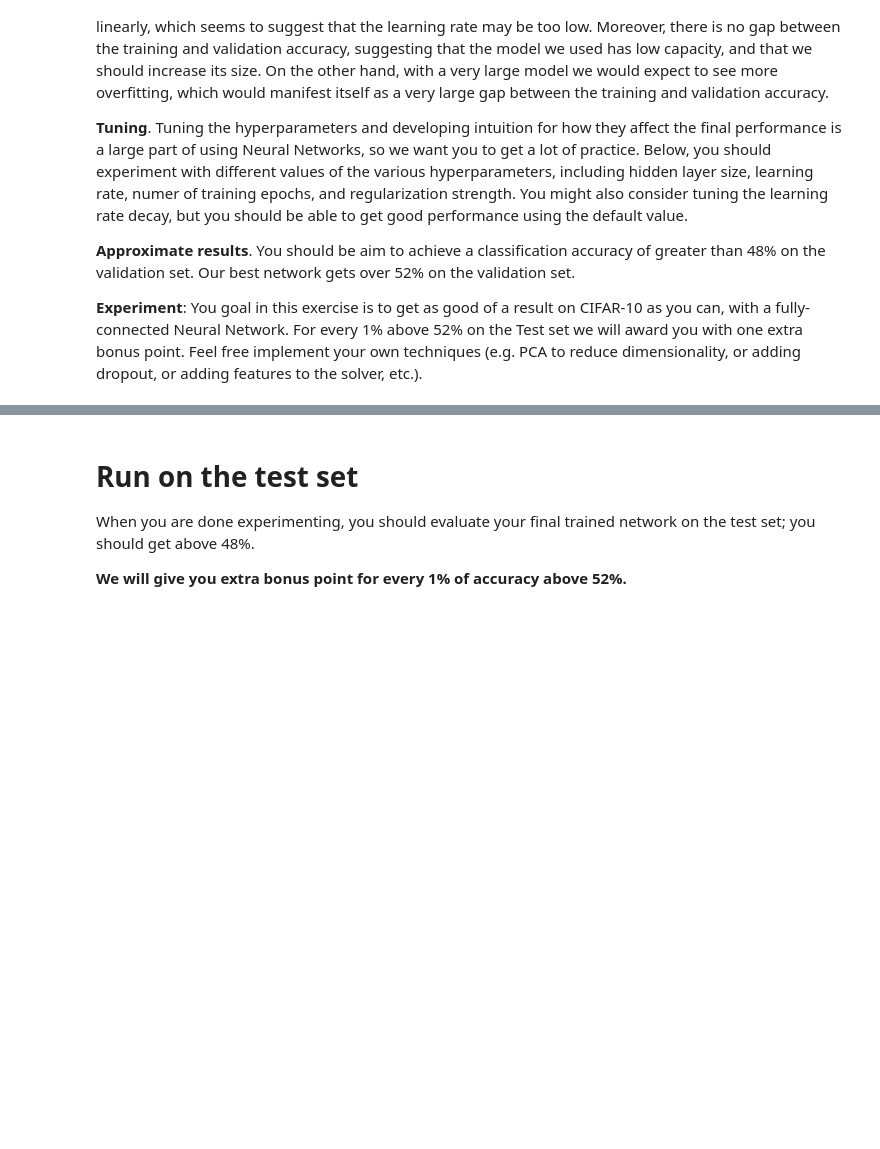
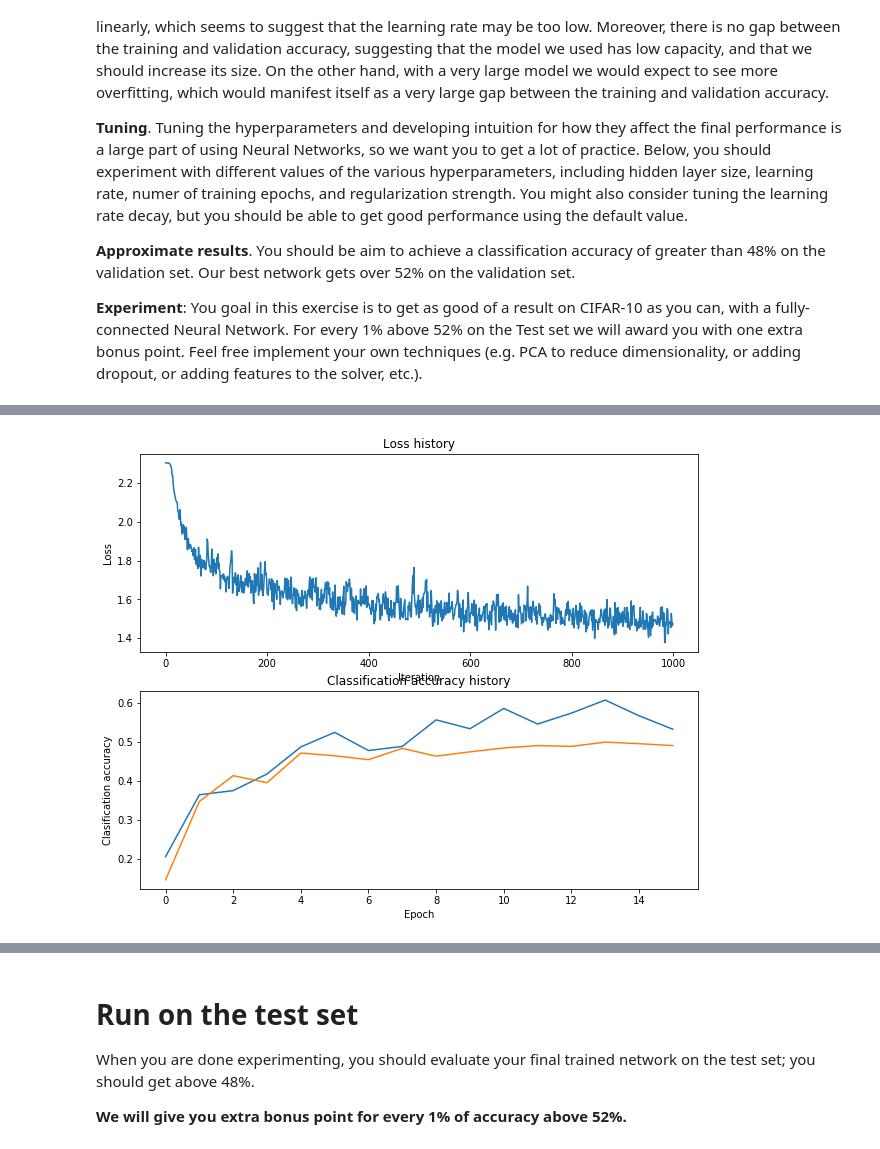
Before and after one commit to runnphoenix/cs231nAssignments, a Jupyter notebook: assignment1/two_layer_net.ipynb, the cells around one changed output, grey strips where cells are left out. Drawn from its saved outputs; the diff is of its cells as text; code cells hidden in the pictures; blank space fills up the shorter version.

Commit message:
finished assign 1 neural network part

```diff
--- a/assignment1/two_layer_net.ipynb
+++ b/assignment1/two_layer_net.ipynb
@@ -275,6 +279,7 @@ show_net_weights(net)
 **Experiment**: You goal in this exercise is to get as good of a result on CIFAR-10 as you can, with a fully-connected Neural Network. For every 1% above 52% on the Test set we will award you with one extra bonus point. Feel free implement your own techniques (e.g. PCA to reduce dimensionality, or adding dropout, or adding features to the solver, etc.).
 # %%
 best_net = None # store the best model into this
+best_val_accuracy = -1
 
 #################################################################################
 # TODO: Tune hyperparameters using the validation set. Store your best trained  #
@@ -288,7 +293,31 @@ best_net = None # store the best model into this
 # write code to sweep through possible combinations of hyperparameters          #
 # automatically like we did on the previous exercises.                          #
 #################################################################################
-pass
+hidden_sizes = [55]
+learning_rates = [2.5e-3, 2.75e-3, 3e-3]
+batch_sizes = [750]
+regulations = [0.65, 0.75, 0.85]
+
+input_size = 32 * 32 * 3
+num_classes = 10
+
+for hs in hidden_sizes:
+    for lr in learning_rates:
+        for bs in batch_sizes:
+            for reg in regulations:
+                net = TwoLayerNet(input_size, hs, num_classes)
+                # Train the network
+                stats = net.train(X_train, y_train, X_val, y_val,
+                            num_iters=1000, batch_size=bs,
+                            learning_rate=lr, learning_rate_decay=0.95,
+                            reg=reg, verbose=False)
+                # Predict on the validation set
+                val_acc = (net.predict(X_val) == y_val).mean()
+                print 'Iteration: ', hs, lr, bs, reg, val_acc
+                if val_acc > best_val_accuracy:
+                    best_val_accuracy = val_acc
+                    best_net = net
+                    print 'Best ever accuracy: ', val_acc
 #################################################################################
 #                               END OF YOUR CODE                                #
 #################################################################################
@@ -295,3 +336,20 @@ pass
+# %%
+# Plot the loss function and train / validation accuracies
+plt.subplot(2, 1, 1)
+plt.plot(stats['loss_history'])
+plt.title('Loss history')
+plt.xlabel('Iteration')
+plt.ylabel('Loss')
+
+plt.subplot(2, 1, 2)
+plt.plot(stats['train_acc_history'], label='train')
+plt.plot(stats['val_acc_history'], label='val')
+plt.title('Classification accuracy history')
+plt.xlabel('Epoch')
+plt.ylabel('Clasification accuracy')
+plt.show()
+# %% [output]
+[figure, added]
 # %%
 # visualize the weights of the best network
 show_net_weights(best_net)
```
Also changed, not shown: parts of 7 cells of this notebook, 1 other file.
